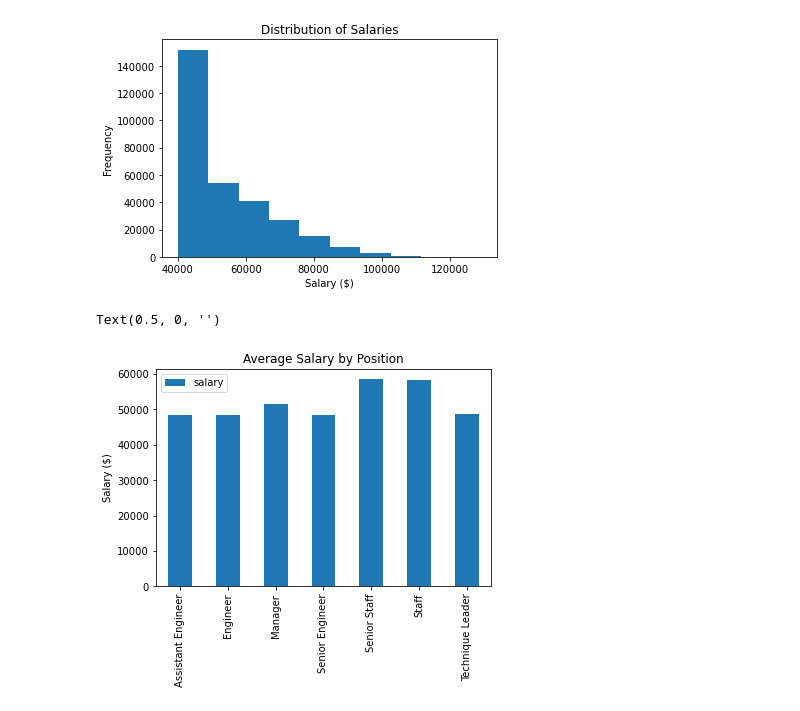
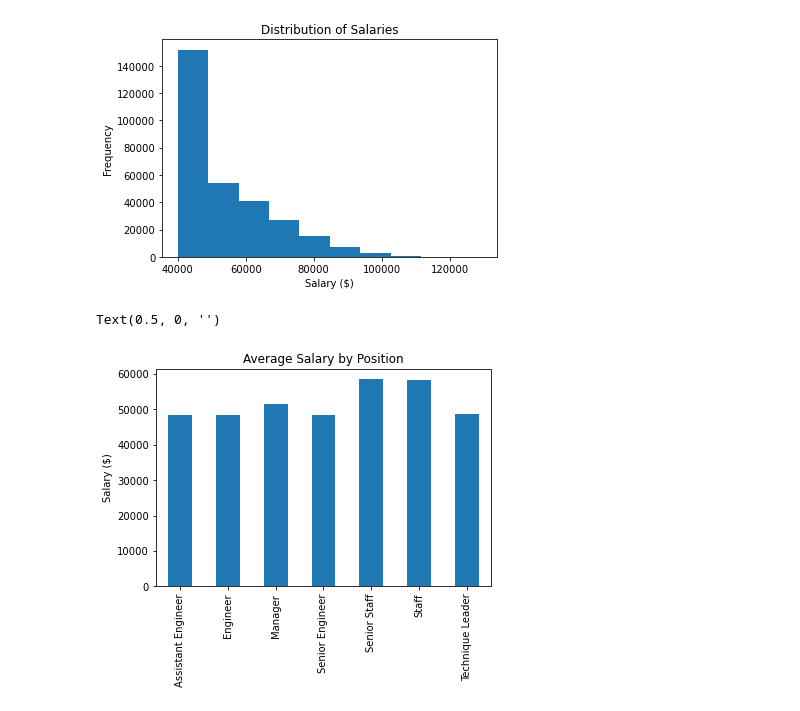
Before and after one commit to MattDavies1/UofT-Data-Bootcamp-Homework, a Jupyter notebook: 8-SQL/EmployeeSQL/bonus.ipynb, the cells around one changed output. Cells and saved outputs as stored; diff of their text form; code cells hidden in the pictures.

```diff
--- a/8-SQL/EmployeeSQL/bonus.ipynb
+++ b/8-SQL/EmployeeSQL/bonus.ipynb
@@ -48,16 +48,17 @@ title_df = pd.read_sql('SELECT * FROM titles', connection)
 
 #Merge into central table
 merge_df = pd.merge(merge_df, title_df, on = 'title_id')
+merge_df = merge_df.dropna()
 
 # Create mean value grouped on 'title'
 title_grouped_df = merge_df.groupby('title').mean()
 title_grouped_df.reset_index(inplace = True)
 # %%
 # Plot Data
-ax2 = title_grouped_df.plot.bar('title', 'salary')
+ax2 = title_grouped_df.plot.bar('title', 'salary', legend = False)
 ax2.set_title('Average Salary by Position')
 ax2.set_ylabel('Salary ($)')
 ax2.set_xlabel('')
 # %% [output]
 Text(0.5, 0, '')
-[figure, old version]
+[figure, new version]
```
